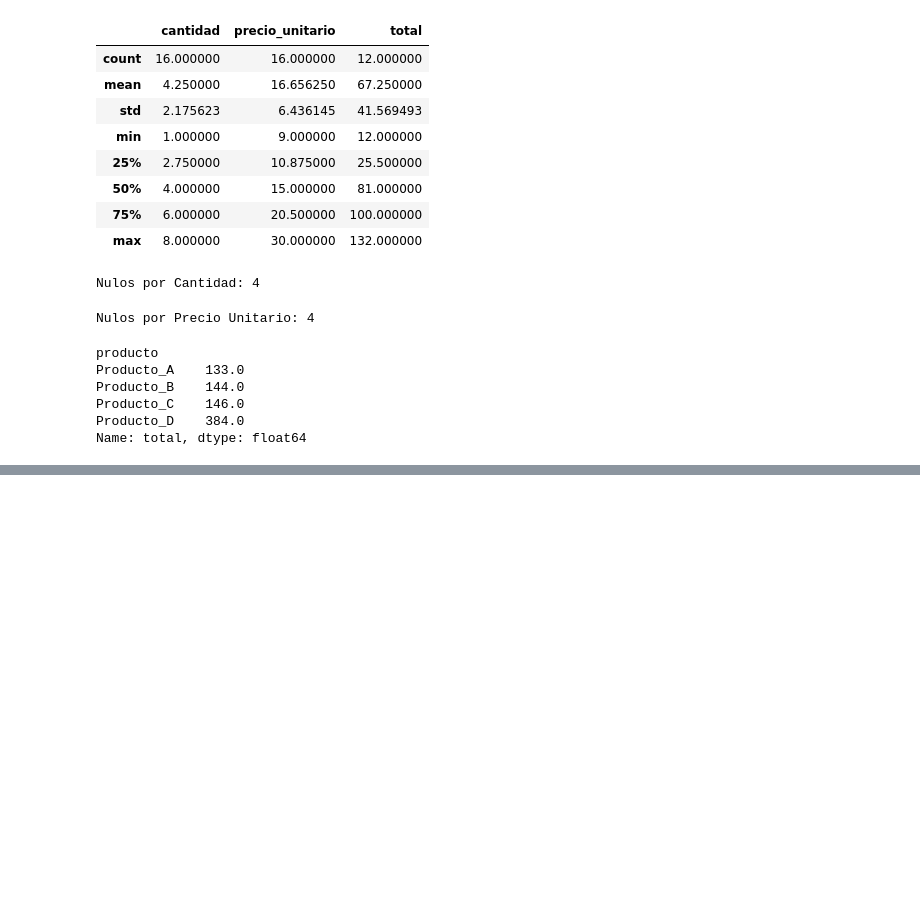
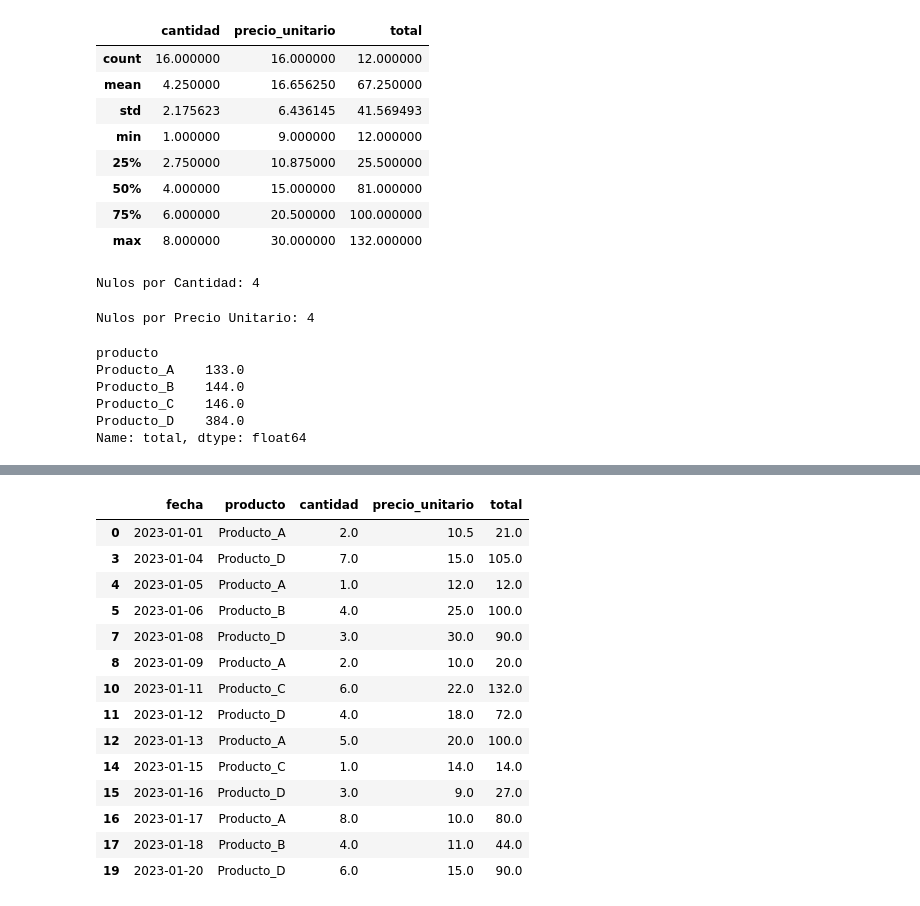
Before and after one commit to iair/mitic-data-science-team-1-septiembre-2024, a Jupyter notebook: clases/ds-fundamentals/ejercicios de integración/ejercicio_integracion_1.ipynb, the cells around one changed output, grey strips where cells are left out. Saved outputs shown, nothing was run; the diff lists cells and outputs as text; code cells hidden in the pictures; blank space fills up the shorter version.

Commit message:
limpieza de producto C en ejercicio_integracion_1

```diff
--- a/clases/ds-fundamentals/ejercicios de integración/ejercicio_integracion_1.ipynb
+++ b/clases/ds-fundamentals/ejercicios de integración/ejercicio_integracion_1.ipynb
@@ -116,0 +152,3 @@ Name: total, dtype: float64
+# %%
+df.loc[df.producto=='Producto_A','total'] = df.loc[df.producto=='Producto_A','cantidad'] * df.loc[df.producto=='Producto_A','precio_unitario']
+df.loc[df.producto=='Producto_A',:]
@@ -116,0 +171,3 @@ Name: total, dtype: float64
+# %%
+df.loc[df.producto=='Producto_B',:].dropna(inplace=True)
+df.loc[df.producto=='Producto_B',:]
@@ -116,0 +212,2 @@ Name: total, dtype: float64
+# %%
+df = df[~((df['producto'] == 'Producto_B') & ~df.index.isin(df.dropna().index))]
@@ -116,0 +246,2 @@ Name: total, dtype: float64
+# %%
+df = df[~((df['producto'] == 'Producto_C') & ~df.index.isin(df.dropna().index))]
@@ -116,0 +262,18 @@ Name: total, dtype: float64
+# %%
+df
+# %% [output]
+|  | fecha | producto | cantidad | precio_unitario | total |
+| 0 | 2023-01-01 | Producto_A | 2.0 | 10.5 | 21.0 |
+| 3 | 2023-01-04 | Producto_D | 7.0 | 15.0 | 105.0 |
+| 4 | 2023-01-05 | Producto_A | 1.0 | 12.0 | 12.0 |
+| 5 | 2023-01-06 | Producto_B | 4.0 | 25.0 | 100.0 |
+| 7 | 2023-01-08 | Producto_D | 3.0 | 30.0 | 90.0 |
+| 8 | 2023-01-09 | Producto_A | 2.0 | 10.0 | 20.0 |
+| 10 | 2023-01-11 | Producto_C | 6.0 | 22.0 | 132.0 |
+| 11 | 2023-01-12 | Producto_D | 4.0 | 18.0 | 72.0 |
+| 12 | 2023-01-13 | Producto_A | 5.0 | 20.0 | 100.0 |
+| 14 | 2023-01-15 | Producto_C | 1.0 | 14.0 | 14.0 |
+| 15 | 2023-01-16 | Producto_D | 3.0 | 9.0 | 27.0 |
+| 16 | 2023-01-17 | Producto_A | 8.0 | 10.0 | 80.0 |
+| 17 | 2023-01-18 | Producto_B | 4.0 | 11.0 | 44.0 |
+| 19 | 2023-01-20 | Producto_D | 6.0 | 15.0 | 90.0 |
```
Also changed, not shown: parts of 12 cells of this notebook.
